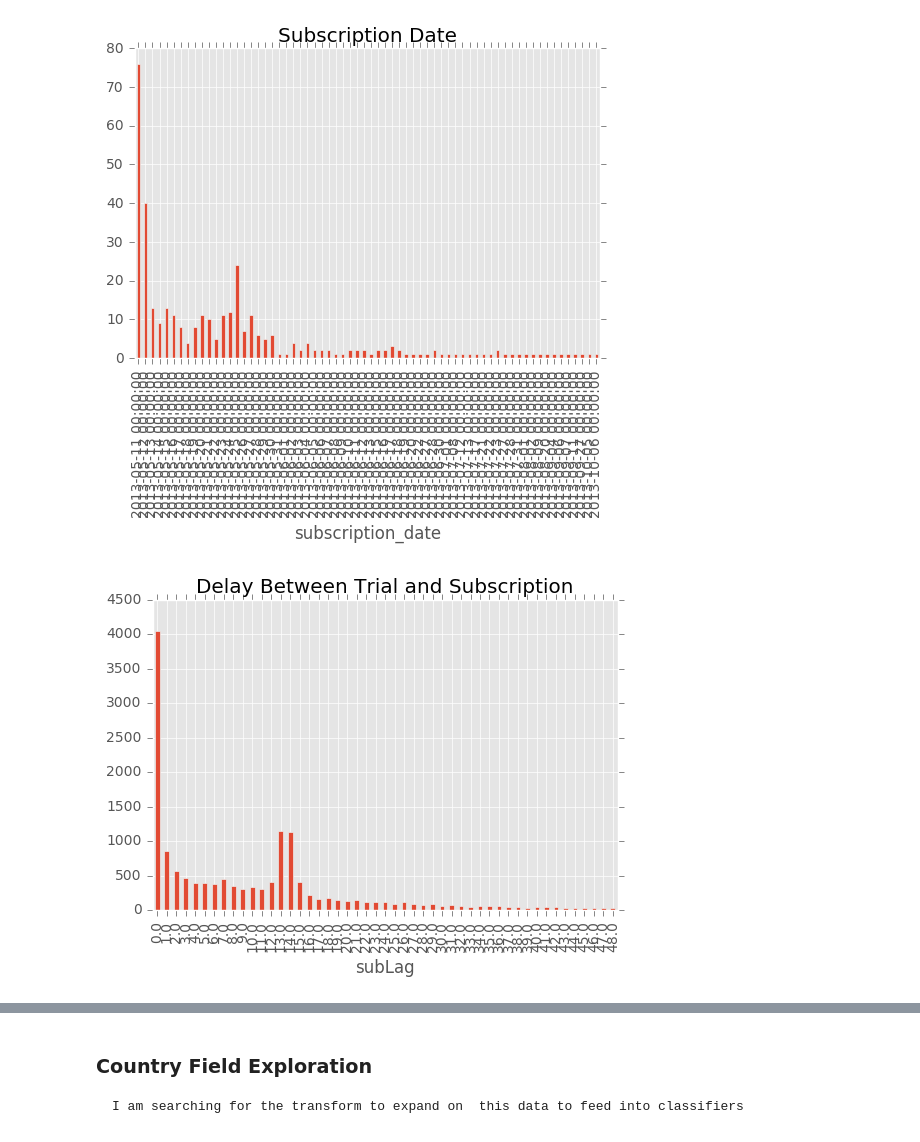
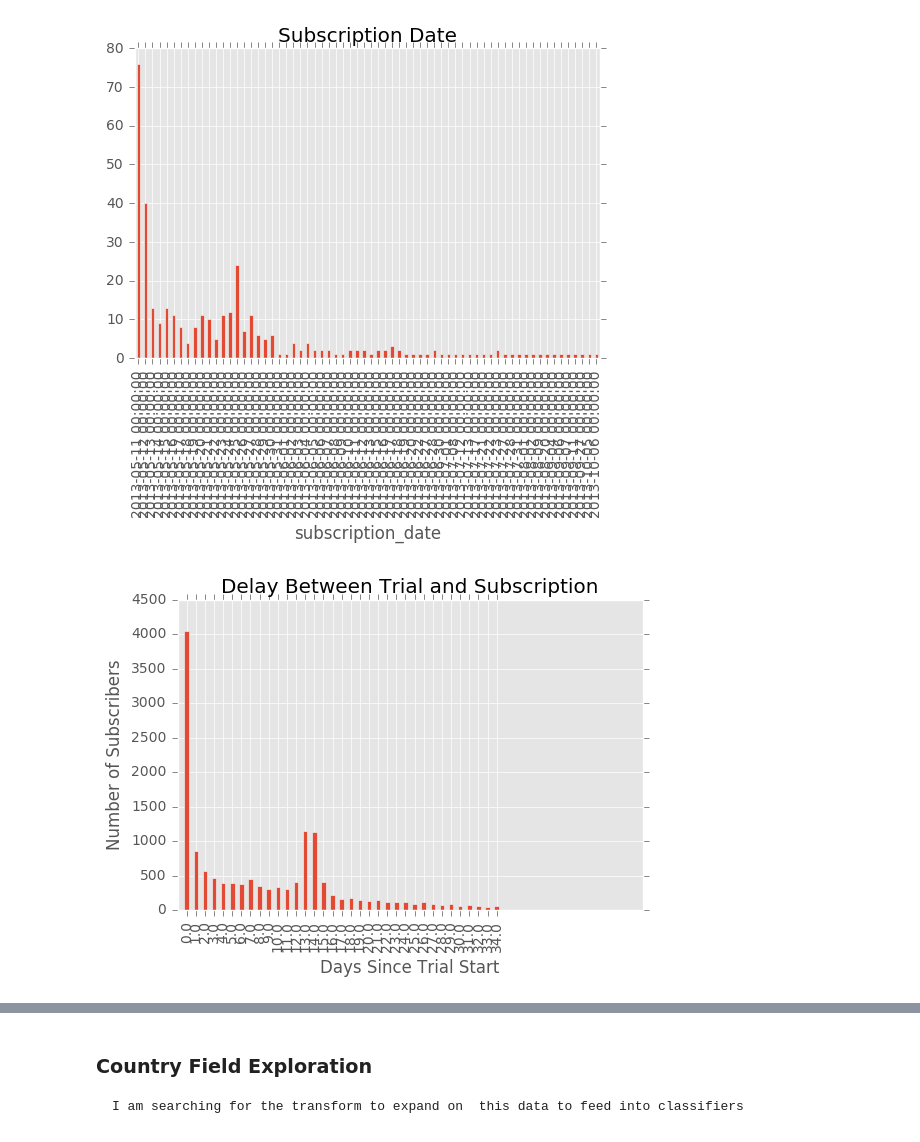
Before and after one commit to wfdebutts/squareSpaceHw, a Jupyter notebook: Data Exploration.ipynb, the cells around one changed output, grey strips where cells are left out. Drawn from its saved outputs; the diff is of its cells as text; code cells hidden in the pictures.

```diff
--- a/Data Exploration.ipynb
+++ b/Data Exploration.ipynb
@@ -177,10 +187,13 @@ pyplt.show()
 # %% [output]
 [figure]
 # %%
-sdf=df[df.subLag < np.timedelta64(7,'W')]
+sdf=df[df.subLag < np.timedelta64(5,'W')]
 toPlot=sdf.subLag.groupby([df.subLag.dt.days]).count()
 toPlot.plot(kind="bar")
 pyplt.title('Delay Between Trial and Subscription')
+pyplt.ylabel('Number of Subscribers')
+pyplt.xlabel('Days Since Trial Start')
+pyplt.xlim([-1,50])
 pyplt.show()
 # %% [output]
-[figure, old version]
+[figure, new version]
```
Also changed, not shown: parts of 8 cells of this notebook, 2 other files.
